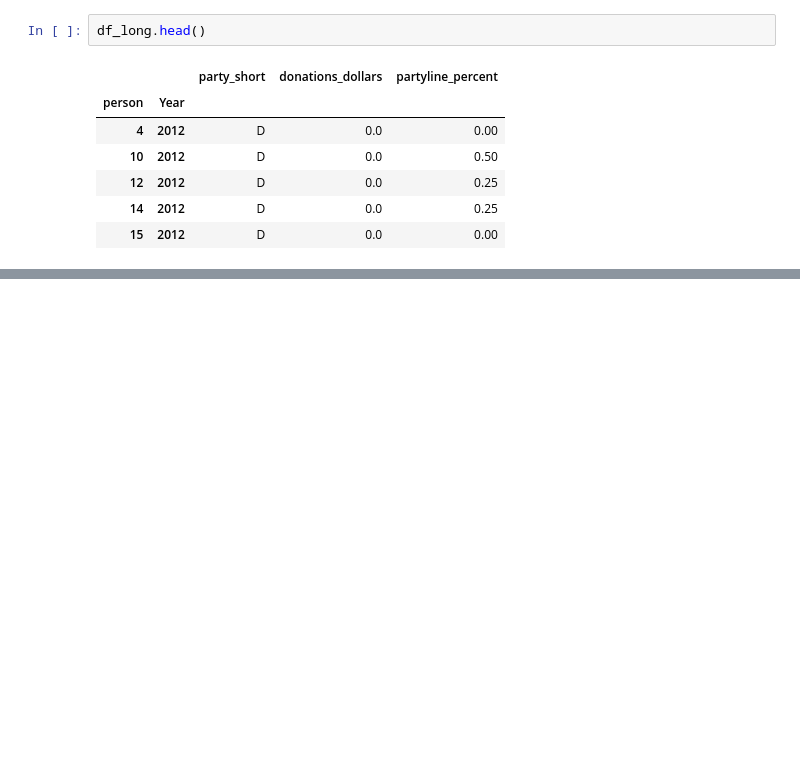
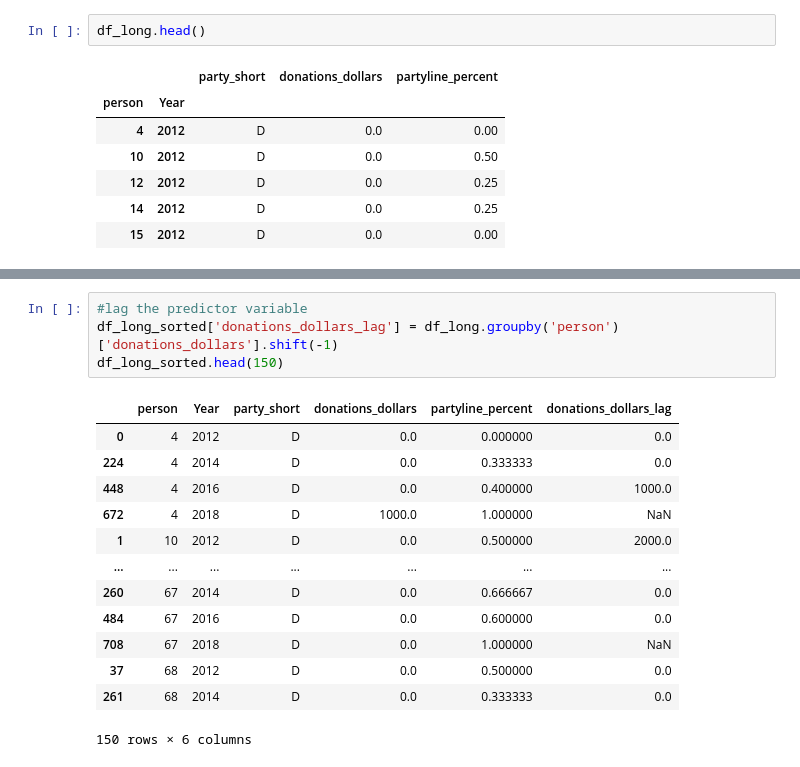
Before and after one commit to jmitchellb14/donorbehavior, a Jupyter notebook: Code/Wide_Long_Walt_Data.ipynb, the cells around one changed output, grey strips where cells are left out. Cells and saved outputs as stored; diff of their text form; blank space fills up the shorter version.

```diff
--- a/Code/Wide_Long_Walt_Data.ipynb
+++ b/Code/Wide_Long_Walt_Data.ipynb
@@ -154,0 +191,18 @@ df_long.shape
+# %%
+#lag the predictor variable
+df_long_sorted['donations_dollars_lag'] = df_long.groupby('person')['donations_dollars'].shift(-1)
+df_long_sorted.head(150)
+# %% [output]
+|  | person | Year | party_short | donations_dollars | partyline_percent | donations_dollars_lag |
+| 0 | 4 | 2012 | D | 0.0 | 0.000000 | 0.0 |
+| 224 | 4 | 2014 | D | 0.0 | 0.333333 | 0.0 |
+| 448 | 4 | 2016 | D | 0.0 | 0.400000 | 1000.0 |
+| 672 | 4 | 2018 | D | 1000.0 | 1.000000 | NaN |
+| 1 | 10 | 2012 | D | 0.0 | 0.500000 | 2000.0 |
+| ... | ... | ... | ... | ... | ... | ... |
+| 260 | 67 | 2014 | D | 0.0 | 0.666667 | 0.0 |
+| 484 | 67 | 2016 | D | 0.0 | 0.600000 | 0.0 |
+| 708 | 67 | 2018 | D | 0.0 | 1.000000 | NaN |
+| 37 | 68 | 2012 | D | 0.0 | 0.500000 | 0.0 |
+| 261 | 68 | 2014 | D | 0.0 | 0.333333 | 0.0 |
+150 rows × 6 columns
```
Also changed, not shown: parts of 29 cells of this notebook.
